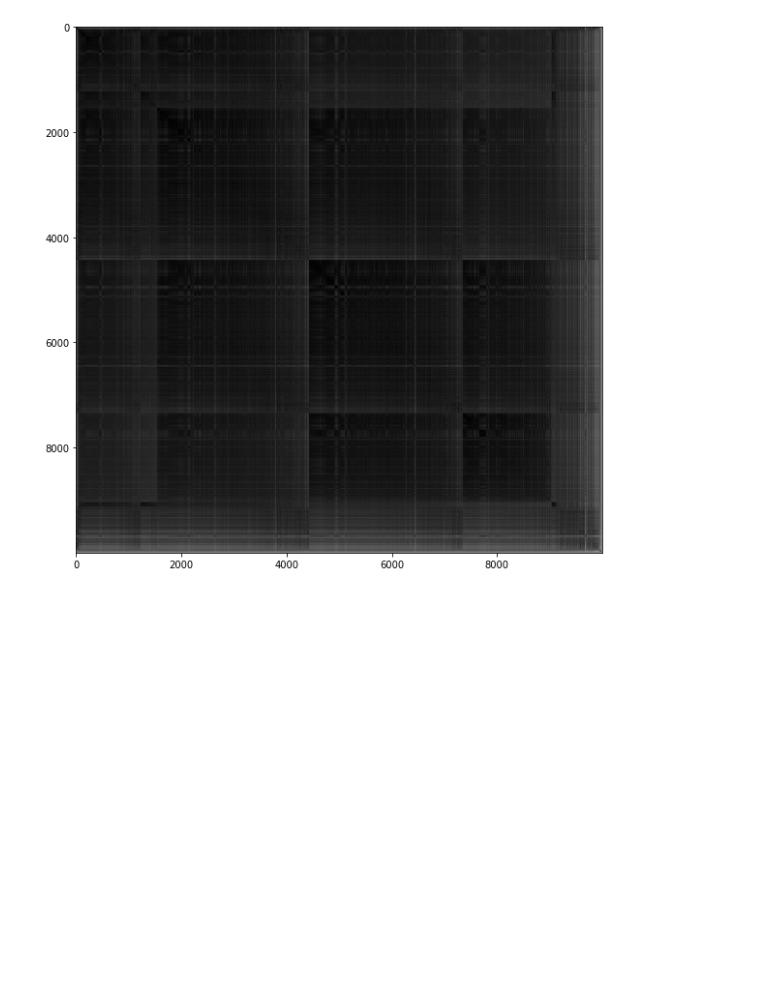
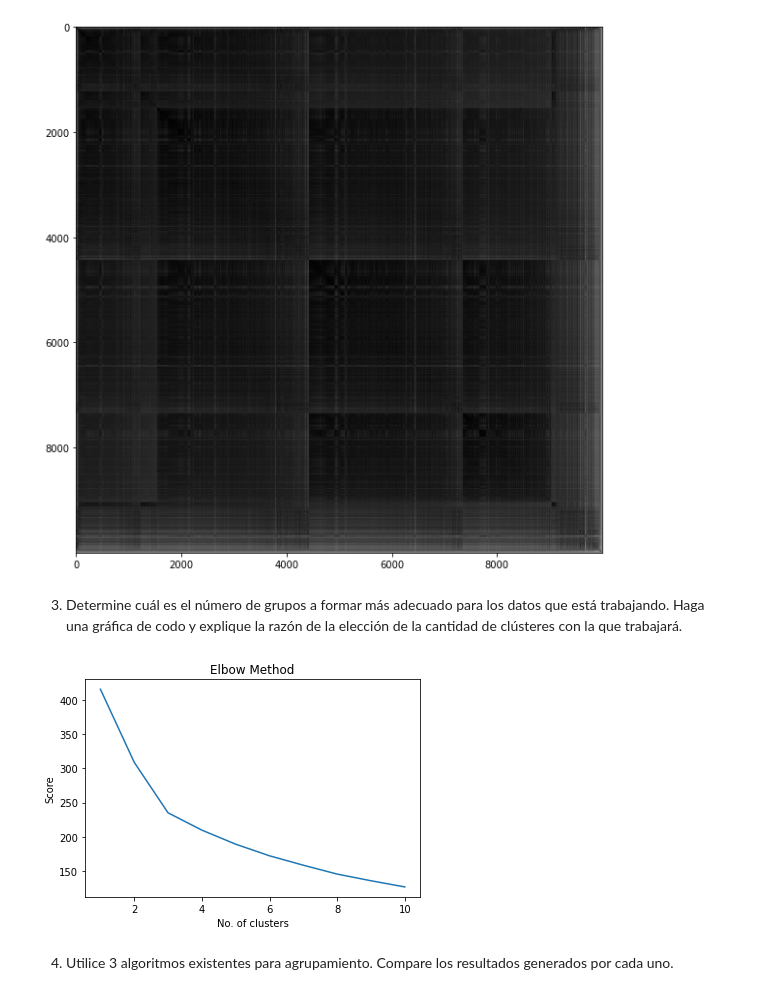
Before and after one commit to JosePabloPonce/MineriaHDT2, a Jupyter notebook: hdt2.ipynb, the cells around one changed output. Saved outputs shown, nothing was run; the diff lists cells and outputs as text; code cells hidden in the pictures; blank space fills up the shorter version.

```diff
--- a/hdt2.ipynb
+++ b/hdt2.ipynb
@@ -87,3 +88,22 @@ pyclustertend.vat(X_scale)
 pyclustertend.vat(variables_cuantitativas_normalizadas)
 # %% [output]
 [figure]
+# %% [markdown]
+3. Determine cuál es el número de grupos a formar más adecuado para los datos que está trabajando. Haga una gráfica de codo y explique la razón de la elección de la cantidad de clústeres con la que trabajará.
+# %%
+numeroClusters = range(1,11)
+wcss = []
+for i in numeroClusters:
+    kmeans = cluster.KMeans(n_clusters=i)
+    kmeans.fit(variables_cuantitativas_normalizadas)
+    wcss.append(kmeans.inertia_)
+
+plt.plot(numeroClusters, wcss)
+plt.xlabel("No. of clusters")
+plt.ylabel("Score")
+plt.title("Elbow Method")
+plt.show()
+# %% [output]
+[figure, added]
+# %% [markdown]
+4. Utilice 3 algoritmos existentes para agrupamiento. Compare los resultados generados por cada uno.
```
Also changed, not shown: parts of 3 cells of this notebook.
